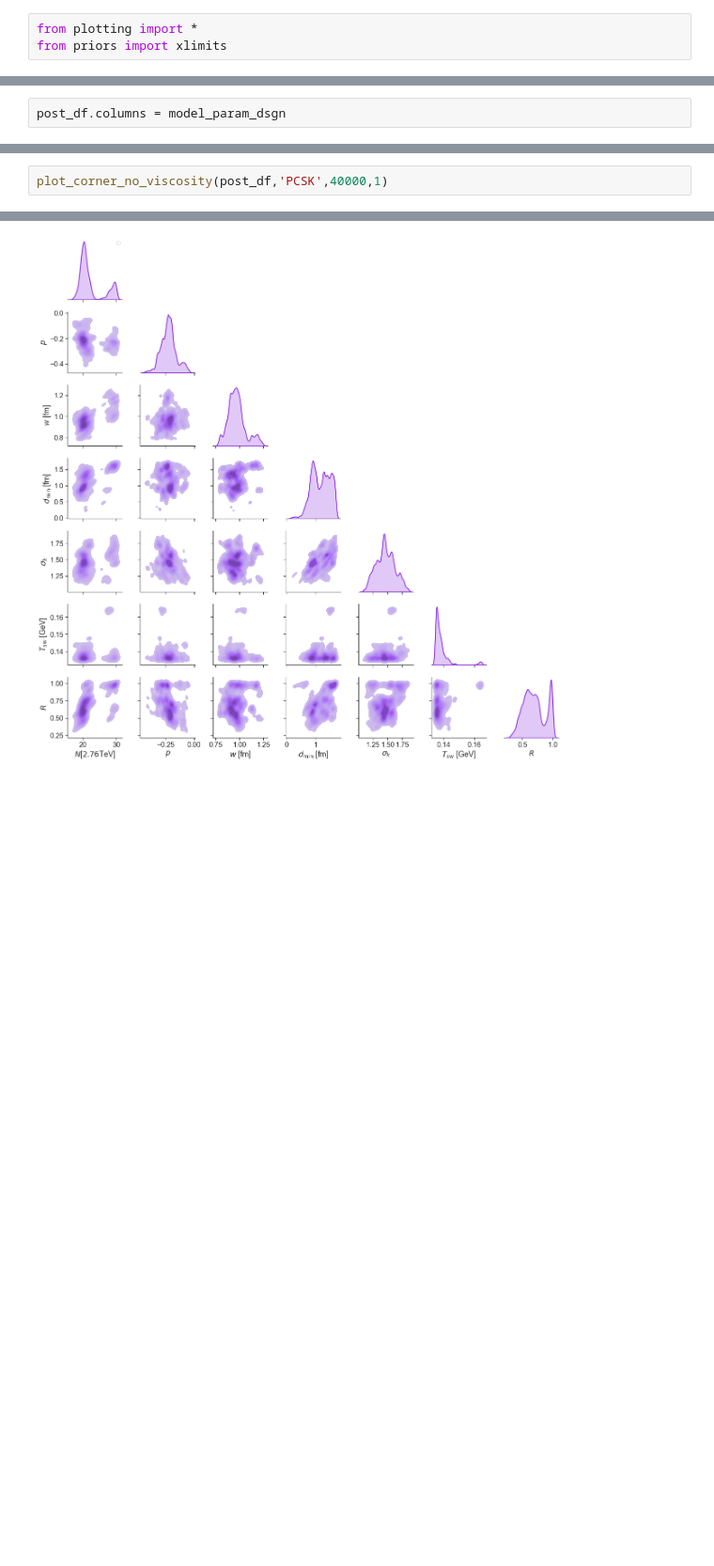
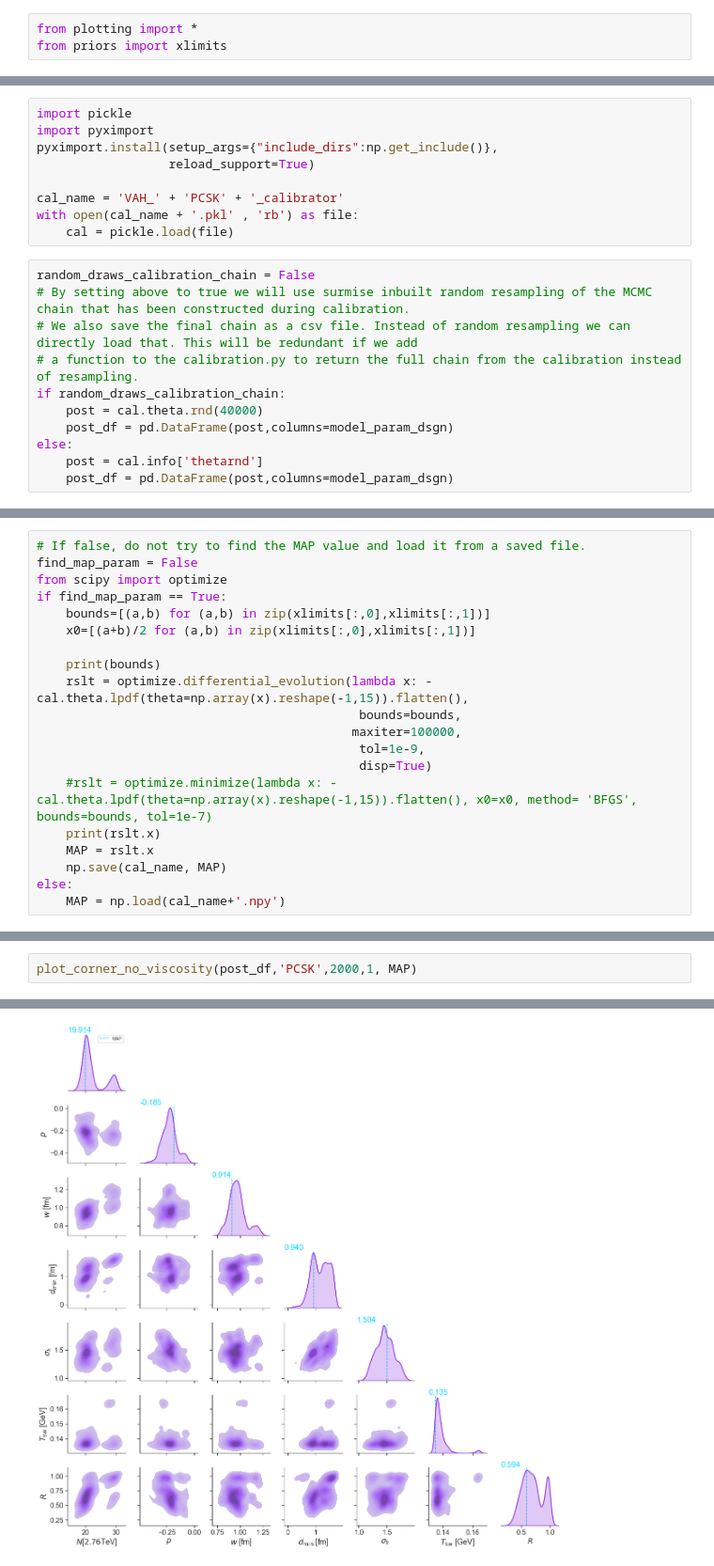
Before and after one commit to danOSU/observables, a Jupyter notebook: vah_design/emulation/analyze.ipynb, the cells around one changed output, grey strips where cells are left out. Shown at 94% size. Saved outputs shown, nothing was run; the diff lists cells and outputs as text; blank space fills up the shorter version.

Commit message:
Analyze script has MAP value finding script that use saved calibrators from surmise. Plotting scripts now also put MAP values on the plots

```diff
--- a/vah_design/emulation/analyze.ipynb
+++ b/vah_design/emulation/analyze.ipynb
@@ -15,2 +9,0 @@ post_df.shape
-# %%
-post_df.columns = model_param_dsgn
@@ -17,3 +22,23 @@ post_df.columns = model_param_dsgn
+# %%
+import pickle
+import pyximport
+pyximport.install(setup_args={"include_dirs":np.get_include()},
+                  reload_support=True)
+
+cal_name = 'VAH_' + 'PCSK' + '_calibrator'
+with open(cal_name + '.pkl' , 'rb') as file:
+    cal = pickle.load(file)
+# %%
+random_draws_calibration_chain = False
+# By setting above to true we will use surmise inbuilt random resampling of the MCMC chain that has been constructed during calibration.
+# We also save the final chain as a csv file. Instead of random resampling we can directly load that. This will be redundant if we add
+# a function to the calibration.py to return the full chain from the calibration instead of resampling.
+if random_draws_calibration_chain:
+    post = cal.theta.rnd(40000)
+    post_df = pd.DataFrame(post,columns=model_param_dsgn)
+else:
+    post = cal.info['thetarnd']
+    post_df = pd.DataFrame(post,columns=model_param_dsgn)
 # %%
 post_df.shape
 # %% [output]
@@ -20,0 +46,20 @@ post_df.shape
+# %%
+# If false, do not try to find the MAP value and load it from a saved file.
+find_map_param = False
+from scipy import optimize
+if find_map_param == True:
+    bounds=[(a,b) for (a,b) in zip(xlimits[:,0],xlimits[:,1])]
+    x0=[(a+b)/2 for (a,b) in zip(xlimits[:,0],xlimits[:,1])]
+
+    print(bounds)
+    rslt = optimize.differential_evolution(lambda x: -cal.theta.lpdf(theta=np.array(x).reshape(-1,15)).flatten(),
+                                            bounds=bounds,
+                                           maxiter=100000,
+                                            tol=1e-9,
+                                            disp=True)
+    #rslt = optimize.minimize(lambda x: -cal.theta.lpdf(theta=np.array(x).reshape(-1,15)).flatten(), x0=x0, method= 'BFGS', bounds=bounds, tol=1e-7)
+    print(rslt.x)
+    MAP = rslt.x
+    np.save(cal_name, MAP)
+else:
+    MAP = np.load(cal_name+'.npy')
@@ -21,3 +72,3 @@ post_df.shape
 # %%
-plot_corner_no_viscosity(post_df,'PCSK',40000,1)
+plot_corner_no_viscosity(post_df,'PCSK',2000,1, MAP)
 # %% [output]
@@ -25,2 +75,2 @@ No handles with labels found to put in legend.
-[figure, old version]
+[figure, new version]
 # %%
```
Also changed, not shown: parts of 12 cells of this notebook, 1 other file.
